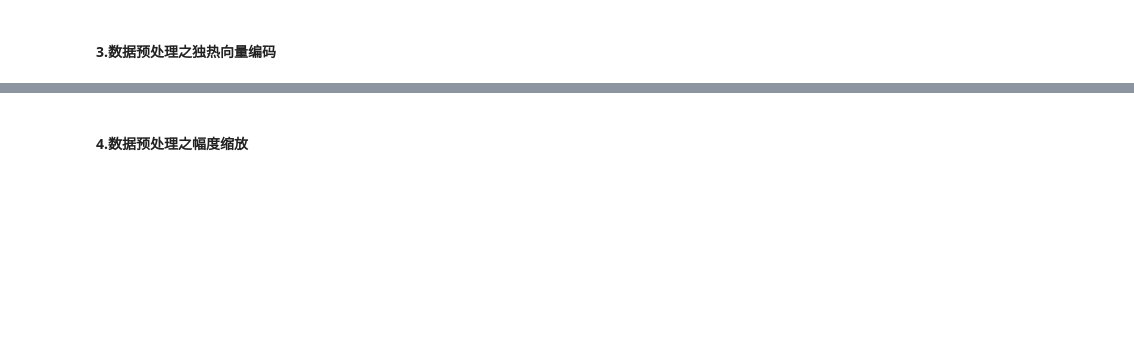
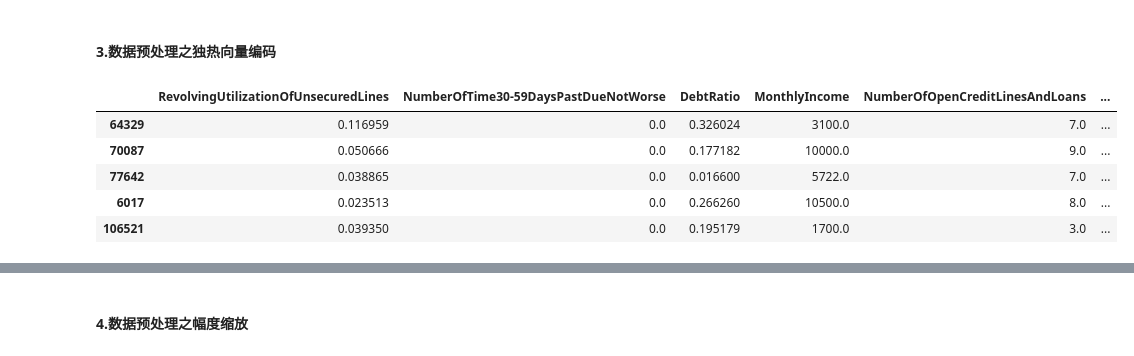
Before and after one commit to iphysresearch/GWData-Bootcamp, a Jupyter notebook: 2023/machine_learning/homework_credit_scoring_finetune_ensemble.ipynb, the cells around one changed output, grey strips where cells are left out. Drawn from its saved outputs; the diff is of its cells as text; code cells hidden in the pictures; blank space fills up the shorter version.

```diff
--- a/2023/machine_learning/homework_credit_scoring_finetune_ensemble.ipynb
+++ b/2023/machine_learning/homework_credit_scoring_finetune_ensemble.ipynb
@@ -71,0 +148,22 @@ y.mean()
+# %%
+# 请对上述分箱后的年龄段进行独热向量编码
+# 提示：使用pandas的get_dummies完成
+# 使用get_dummies进行独热向量编码
+#X_train
+age_dummies = pd.get_dummies(X_train['AgeGroup'], prefix='AgeGroup')
+
+# 将编码后的结果与原DataFrame进行合并
+X_train = pd.concat([X_train, age_dummies], axis=1)
+
+# 删除原始的年龄和分桶列
+X_train.drop(['age', 'AgeGroup'], axis=1, inplace=True)
+
+# 显示处理后的DataFrame
+X_train.head()
+# %% [output]
+|  | RevolvingUtilizationOfUnsecuredLines | NumberOfTime30-59DaysPastDueNotWorse | DebtRatio | MonthlyIncome | NumberOfOpenCreditLinesAndLoans | ... |
+| 64329 | 0.116959 | 0.0 | 0.326024 | 3100.0 | 7.0 | ... |
+| 70087 | 0.050666 | 0.0 | 0.177182 | 10000.0 | 9.0 | ... |
+| 77642 | 0.038865 | 0.0 | 0.016600 | 5722.0 | 7.0 | ... |
+| 6017 | 0.023513 | 0.0 | 0.266260 | 10500.0 | 8.0 | ... |
+| 106521 | 0.039350 | 0.0 | 0.195179 | 1700.0 | 3.0 | ... |
```
Also changed, not shown: parts of 44 cells of this notebook.
